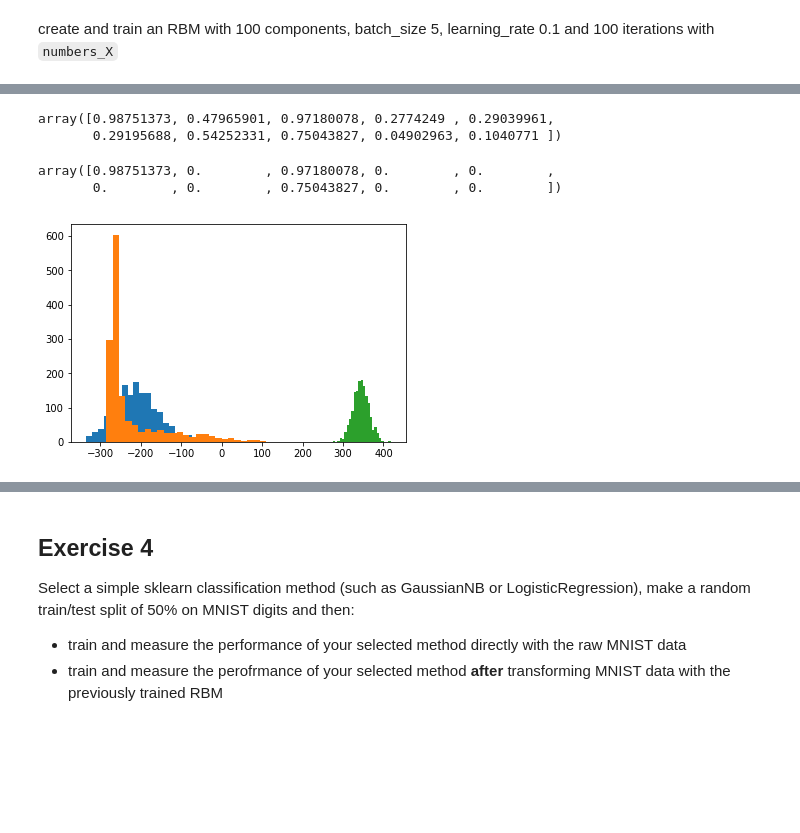
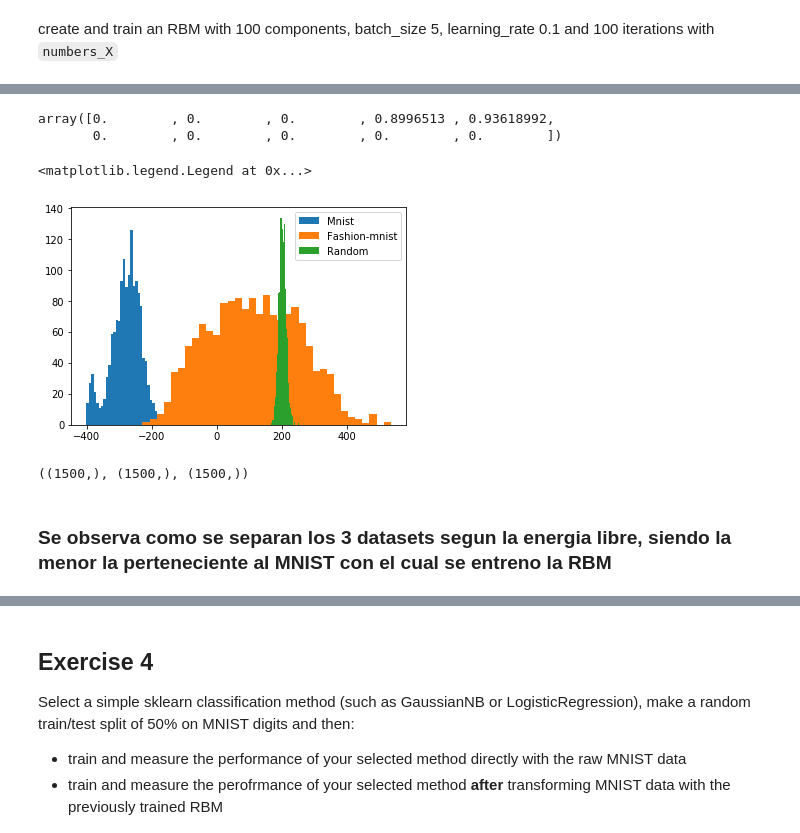
Before and after one commit to gabola24/FundamentosDeepLearning, a Jupyter notebook: Taller-Boltzman.ipynb, the cells around one changed output, grey strips where cells are left out. Cells and saved outputs as stored; diff of their text form; code cells hidden in the pictures; blank space fills up the shorter version.

```diff
--- a/Taller-Boltzman.ipynb
+++ b/Taller-Boltzman.ipynb
@@ -46,10 +46,9 @@ create and train an RBM with 100 components, batch_size 5, learning_rate 0.1 and
 # %%
 from sklearn.neural_network import BernoulliRBM
 
-dim_V = X.shape[1]
 dim_H = 100
 
-rbm = BernoulliRBM(n_components=dim_H, batch_size=5, learning_rate=.1,n_iter=100, random_state=None, verbose=0)
+rbm = BernoulliRBM(n_components=dim_H, batch_size=5, learning_rate=.01,n_iter=100, random_state=None, verbose=0)
 rbm.fit(X_train);
 c, b, W = rbm.intercept_visible_, rbm.intercept_hidden_, rbm.components_
 # %% [markdown]
@@ -118,5 +116,6 @@ random_imgs = np.random.random(size=(1500,784))
 # %%
+random_imgs[random_imgs<0.7]=0
 random_imgs[0,:10]
 # %% [output]
-array([0.98751373, 0.47965901, 0.97180078, 0.2774249 , 0.29039961,
-       0.29195688, 0.54252331, 0.75043827, 0.04902963, 0.1040771 ])
+array([0.        , 0.        , 0.        , 0.8996513 , 0.93618992,
+       0.        , 0.        , 0.        , 0.        , 0.        ])
@@ -125,5 +121,0 @@ random_imgs[random_imgs<0.7]=0
-# %%
-random_imgs[0,:10]
-# %% [output]
-array([0.98751373, 0.        , 0.97180078, 0.        , 0.        ,
-       0.        , 0.        , 0.75043827, 0.        , 0.        ])
@@ -147,9 +125,11 @@ rW = np.random.normal(size=(dim_H,dim_V))
 # %%
-enerMnist=np.r_[[free_energy(i,c,b,W) for i in numbers_X]]
+enerMnist=np.r_[[free_energy(i,c,b,W) for i in numbers_X[:1500]]]
 enerFash=np.r_[[free_energy(i,c,b,W) for i in fashion_X]]
 enerRand=np.r_[[free_energy(i,c,b,W) for i in random_imgs]]
-plt.hist(enerMnist,bins=25);
-plt.hist(enerFash,bins=25);
-plt.hist(enerRand,bins=25);
+plt.hist(enerMnist,bins=35,label='Mnist');
+plt.hist(enerFash,bins=35,label='Fashion-mnist');
+plt.hist(enerRand,bins=35,label='Random');
+plt.legend()
 # %% [output]
+<matplotlib.legend.Legend at 0x...>
-[figure, old version]
+[figure, new version]
@@ -162,3 +136,9 @@ plt.legend();
+# %%
+enerFash.shape,enerMnist.shape,enerRand.shape
+# %% [output]
+((1500,), (1500,), (1500,))
+# %% [markdown]
+### Se observa como se separan los 3 datasets segun la energia libre, siendo la menor la perteneciente al MNIST con el cual se entreno la RBM
 # %% [markdown]
 ## Exercise 3:
 
```
Also changed, not shown: parts of 26 cells of this notebook.
